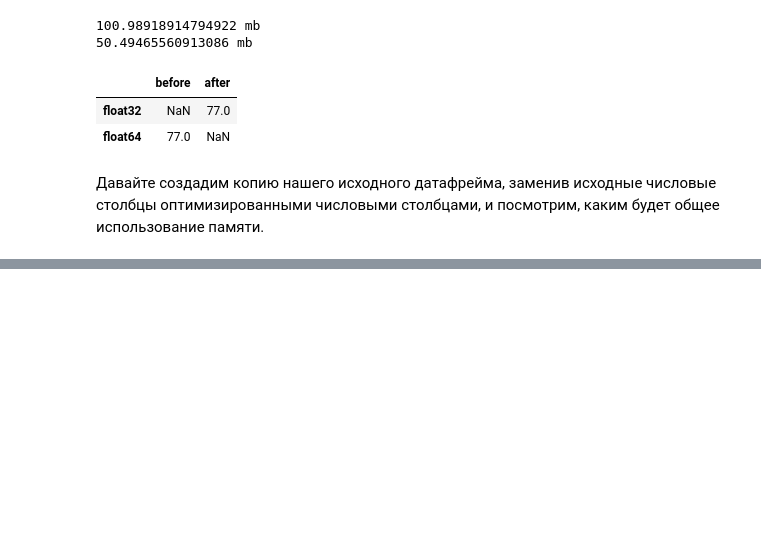
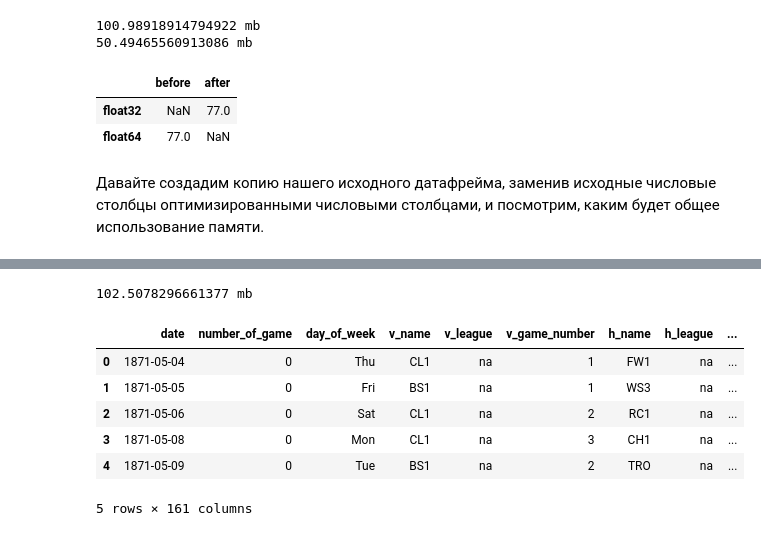
Before and after one commit to che-ig/Machine-learning, a Jupyter notebook: pandas_study/appendix_3.ipynb, the cells around one changed output, grey strips where cells are left out. Drawn from its saved outputs; the diff is of its cells as text; code cells hidden in the pictures; blank space fills up the shorter version.

```diff
--- a/pandas_study/appendix_3.ipynb
+++ b/pandas_study/appendix_3.ipynb
@@ -156,0 +328,4 @@ print(mem_usage(optimized_gl))
+# %%
+# смотрим, сколько памяти использует датафрейм после оптимизации типов
+optimized_gl[converted_obj.columns] = converted_obj
+mem_usage(optimized_gl)
@@ -156,0 +337,5 @@ print(mem_usage(optimized_gl))
+# %%
+# смотрим, сколько памяти использует столбец date
+date = optimized_gl.date
+print(mem_usage(date))
+date.head()
@@ -156,0 +353,7 @@ print(mem_usage(optimized_gl))
+# %%
+# преобразуем столбец date в тип datetime
+optimized_gl['date'] = pd.to_datetime(date, format='%Y%m%d')
+
+# смотрим, сколько памяти использует столбец date
+print(mem_usage(optimized_gl))
+optimized_gl.date.head()
@@ -156,0 +382,14 @@ print(mem_usage(optimized_gl))
+# %%
+# создаем словарь, в котором ключами будут имена столбцов, а значениями – типы столбцов
+dtypes = optimized_gl.drop('date', axis='columns').dtypes
+dtypes_col = dtypes.index
+dtypes_type = [i.name for i in dtypes.values]
+
+column_types = dict(zip(dtypes_col, dtypes_type))
+
+# вместо того чтобы печатать 161 столбец, выберем 10 пар "ключ-значение" из словаря
+# и красиво распечатаем их, используя prettyprint
+preview = {key:value for key,value in list(column_types.items())[:10]}
+import pprint
+pp = pprint.PrettyPrinter(indent=4)
+pp.pprint(preview)
@@ -156,0 +407,19 @@ print(mem_usage(optimized_gl))
+# %%
+# считываем данные с нужными нам типами
+read_and_optimized = pd.read_csv('Notebooks/Data/game_logs.csv',
+                                dtype=column_types,
+                                parse_dates=['date'],
+                                infer_datetime_format=True)
+
+# смотрим использование памяти
+print(mem_usage(read_and_optimized))
+read_and_optimized.head()
+# %% [output]
+102.5078296661377 mb
+|  | date | number_of_game | day_of_week | v_name | v_league | v_game_number | h_name | h_league | ... |
+| 0 | 1871-05-04 | 0 | Thu | CL1 | na | 1 | FW1 | na | ... |
+| 1 | 1871-05-05 | 0 | Fri | BS1 | na | 1 | WS3 | na | ... |
+| 2 | 1871-05-06 | 0 | Sat | CL1 | na | 2 | RC1 | na | ... |
+| 3 | 1871-05-08 | 0 | Mon | CL1 | na | 3 | CH1 | na | ... |
+| 4 | 1871-05-09 | 0 | Tue | BS1 | na | 2 | TRO | na | ... |
+5 rows × 161 columns
```
Also changed, not shown: parts of 24 cells of this notebook, 4 other files.
